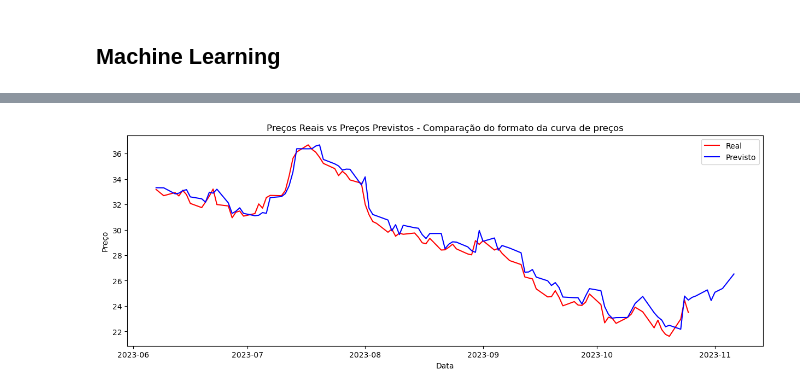
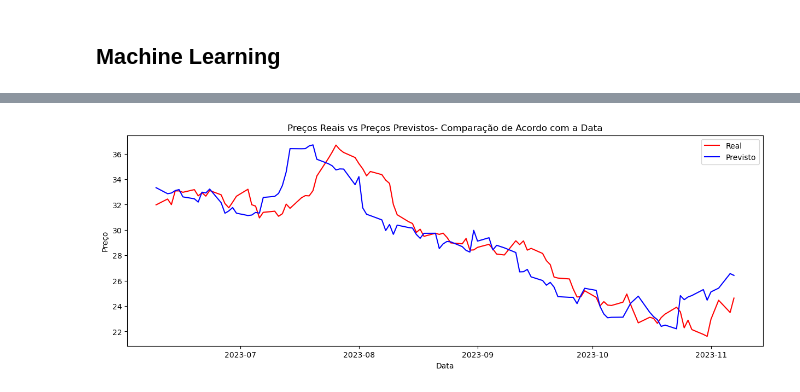
Before and after one commit to carneiro-fernando/EBAC, a Jupyter notebook: Projetos/Projeto_de_Parceria.ipynb, the cells around one changed output, grey strips where cells are left out. Saved outputs shown, nothing was run; the diff lists cells and outputs as text; code cells hidden in the pictures.

```diff
--- a/Projetos/Projeto_de_Parceria.ipynb
+++ b/Projetos/Projeto_de_Parceria.ipynb
@@ -675,19 +556,19 @@ plt.show()
 # %%
 # Cria uma figura e um conjunto de subplots
 fig, ax = plt.subplots(figsize=(15,5))
 
 # Plota os dados reais
-ax.plot_date(compare_df.index, compare_df.Preço_Real.shift(-days_before), 'r-', label='Real')
+ax.plot_date(compare_df.index, compare_df.Preço_Real, 'r-', label='Real')
 
 # Plota os dados previstos
 ax.plot_date(compare_df.index, compare_df.Preço_Previsto, 'b-', label='Previsto')
 
 # Define os rótulos, título e legenda
 ax.set_xlabel('Data')
 ax.set_ylabel('Preço')
-ax.set_title('Preços Reais vs Preços Previstos - Comparação do formato da curva de preços')
+ax.set_title('Preços Reais vs Preços Previstos- Comparação de Acordo com a Data')
 ax.legend()
 
 plt.show()
 # %% [output]
-[figure, old version]
+[figure, new version]
```
Also changed, not shown: parts of 31 cells of this notebook.
